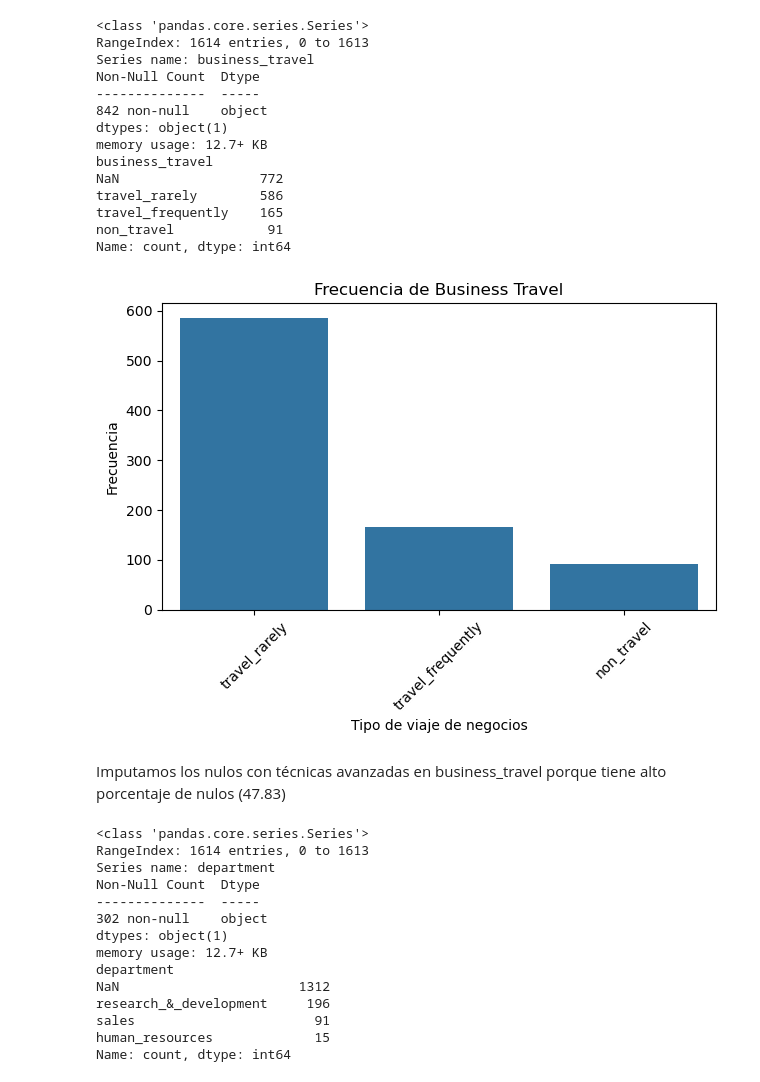
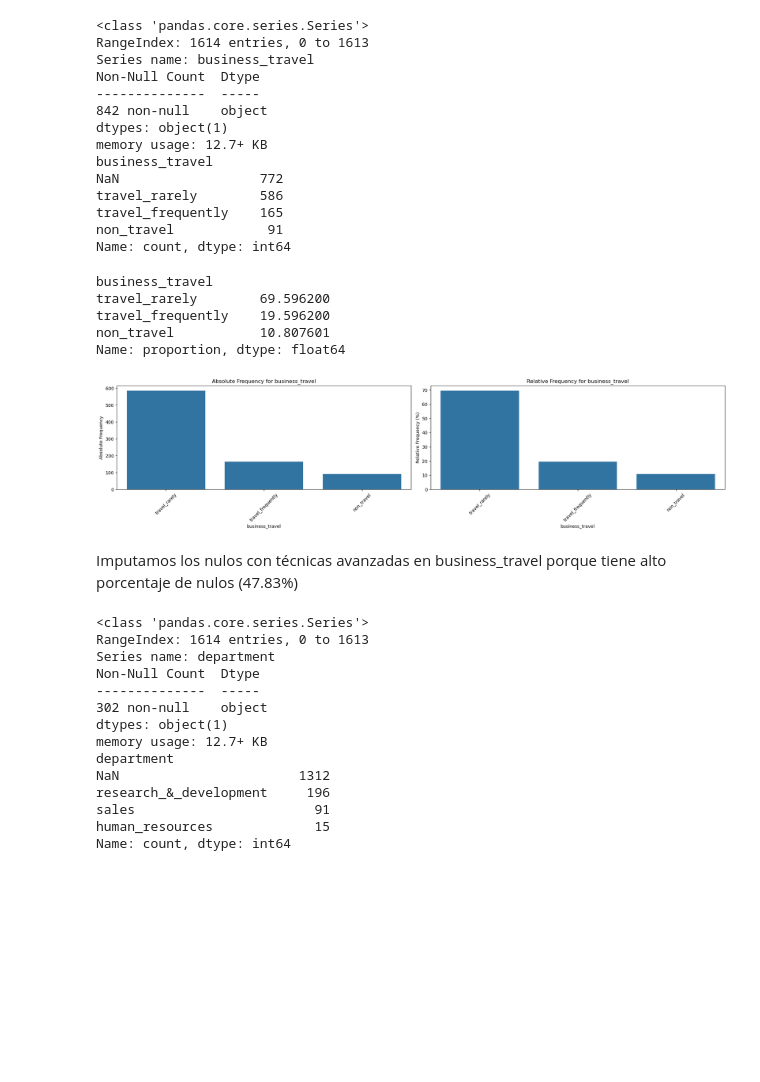
Before and after one commit to xcgrisales/project-da-promo-50-modulo-3-team-4, a Jupyter notebook: nulos.ipynb, the cells around one changed output. Cells and saved outputs as stored; diff of their text form; code cells hidden in the pictures; blank space fills up the shorter version.

Commit message:
Cambios nulos

```diff
--- a/nulos.ipynb
+++ b/nulos.ipynb
@@ -238,3 +222,30 @@ Name: count, dtype: int64
+# %%
+def cat_plot(df, columns):
+    for col in columns:
+        absolute_frequency = df[col].value_counts()
+        relative_frequency = df[col].value_counts(normalize=True) * 100
+        print(relative_frequency)
+        # creamos un DataFrame para mostrar ambas tablas
+        frequency_table = pd.DataFrame({col: absolute_frequency.index,
+                                        'Absolute Frequency': absolute_frequency.values,
+                                        'Relative Frequency (%)': relative_frequency.values
+                                        })
+        fig, axes = plt.subplots(nrows=1, ncols=2, figsize=(20, 5))
+        # Gráfico de barras para la frecuencia absoluta
+        sns.barplot(x=col,
+                    y='Absolute Frequency',
+                    data=frequency_table, ax=axes[0])
+        axes[0].set_title(f'Absolute Frequency for {col}')
+        axes[0].set_xlabel(col)
+        axes[0].set_ylabel('Absolute Frequency')
+        axes[0].tick_params(axis='x', rotation=45)
+        # Gráfico de barras para la frecuencia relativa
+        sns.barplot(x=col, y='Relative Frequency (%)', data=frequency_table, ax=axes[1])
+        axes[1].set_title(f'Relative Frequency for {col}')
+        axes[1].set_xlabel(col)
+        axes[1].set_ylabel('Relative Frequency (%)')
+        axes[1].tick_params(axis='x', rotation=45)
+        plt.tight_layout();
 # %%
 df["business_travel"].info()
 print(df["business_travel"].value_counts(dropna=False))
@@ -253,19 +264,17 @@ travel_rarely        586
 travel_frequently    165
 non_travel            91
 Name: count, dtype: int64
-# %%
-# Histograma
-sns.countplot(data=df, x='business_travel', order=df['business_travel'].value_counts().index)
-plt.title("Frecuencia de Business Travel")
-plt.xlabel("Tipo de viaje de negocios")
-plt.ylabel("Frecuencia")
-plt.xticks(rotation=45)
-plt.tight_layout()
-plt.show()
-# %% [output]
-[figure, removed]
+# %%
+cat_plot(df, ['business_travel'])
+# %% [output]
+business_travel
+travel_rarely        69.596200
+travel_frequently    19.596200
+non_travel           10.807601
+Name: proportion, dtype: float64
+[figure, added]
 # %% [markdown]
-Imputamos los nulos con técnicas avanzadas en business_travel porque tiene alto porcentaje de nulos (47.83)
+Imputamos los nulos con técnicas avanzadas en business_travel porque tiene alto porcentaje de nulos (47.83%)
 # %%
 df["department"].info()
 print(df["department"].value_counts(dropna=False))
```
Also changed, not shown: parts of 83 cells of this notebook, 1 other file.
